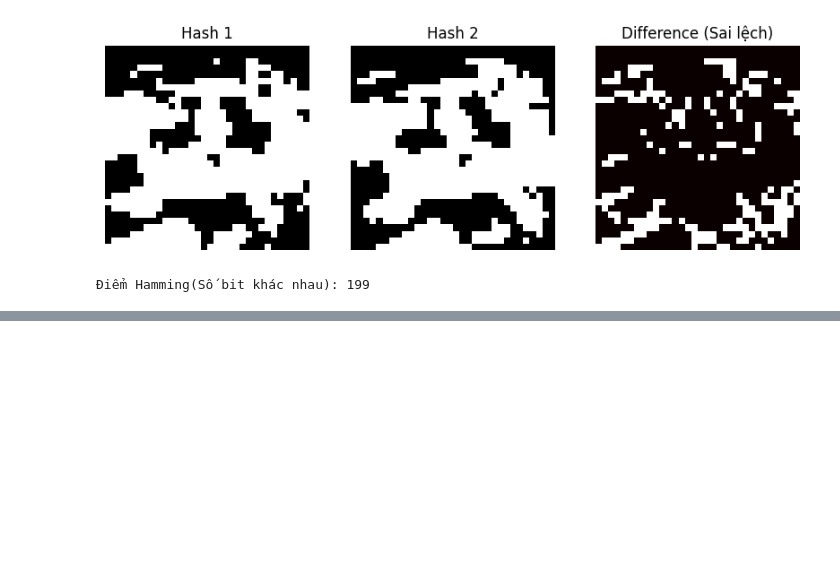
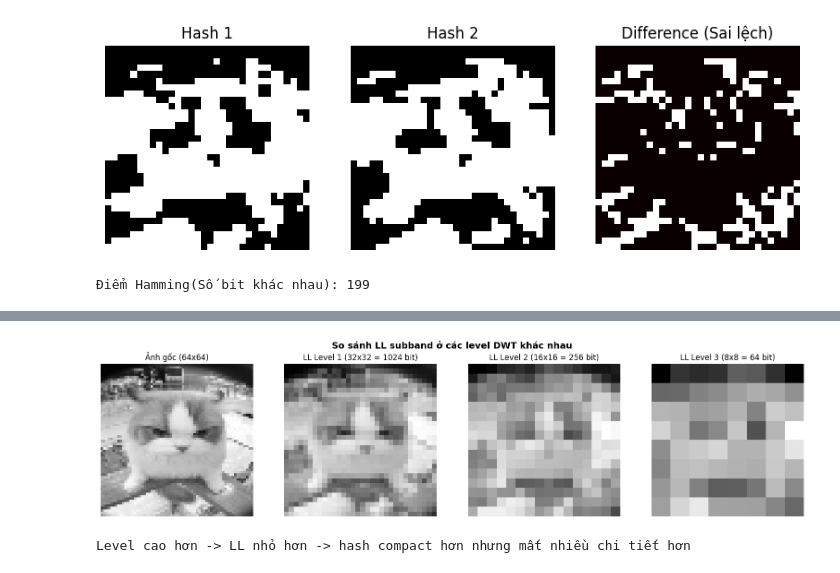
Before and after one commit to TrinhThinh2004/Wavelet-Computer-Vision, a Jupyter notebook: lab4.ipynb, the cells around one changed output, grey strips where cells are left out. Saved outputs shown, nothing was run; the diff lists cells and outputs as text; code cells hidden in the pictures; blank space fills up the shorter version.

```diff
--- a/lab4.ipynb
+++ b/lab4.ipynb
@@ -331,0 +336,46 @@ Ngưỡng tối ưu (Similarity Score): 0.6943
+# %%
+
+# SO SÁNH MULTI-LEVEL DWT (Level 1, 2, 3)
+
+# Hàm wavelet hash hỗ trợ multi-level
+def wavelet_hash_multilevel(image, size=(64, 64), wavelet='haar', level=1):
+    """Tính wavelet hash với level DWT tùy chỉnh."""
+    if len(image.shape) == 3:
+        gray = cv2.cvtColor(image, cv2.COLOR_BGR2GRAY)
+    else:
+        gray = image
+    gray = cv2.resize(gray, size)
+    gray = np.float32(gray) / 255.0
+
+
+    coeffs = pywt.wavedec2(gray, wavelet, level=level)
+    LL = coeffs[0]
+    avg = np.mean(LL)
+    return (LL > avg).flatten()
+
+# trực quan hóa ảnh gốc và LL ở các level DWT khác nhau
+img_sample = similar_pairs[0][0]
+gray_sample = cv2.resize(cv2.cvtColor(img_sample, cv2.COLOR_BGR2GRAY), (64, 64))
+gray_sample = np.float32(gray_sample) / 255.0
+
+fig, axes = plt.subplots(1, 4, figsize=(16, 4))
+
+# Ảnh gốc grayscale
+axes[0].imshow(gray_sample, cmap='gray')
+axes[0].set_title("Ảnh gốc (64x64)")
+axes[0].axis('off')
+
+for i, lvl in enumerate([1, 2, 3]):
+    coeffs = pywt.wavedec2(gray_sample, 'haar', level=lvl)
+    LL = coeffs[0]
+    axes[i+1].imshow(LL, cmap='gray')
+    axes[i+1].set_title(f"LL Level {lvl} ({LL.shape[0]}x{LL.shape[1]} = {LL.size} bit)")
+    axes[i+1].axis('off')
+
+plt.suptitle("So sánh LL subband ở các level DWT khác nhau", fontsize=14, fontweight='bold')
+plt.tight_layout()
+plt.show()
+print("Level cao hơn -> LL nhỏ hơn -> hash compact hơn nhưng mất nhiều chi tiết hơn")
+# %% [output]
+[figure, added]
+Level cao hơn -> LL nhỏ hơn -> hash compact hơn nhưng mất nhiều chi tiết hơn
```
Also changed, not shown: parts of 8 cells of this notebook, 52 other files.
